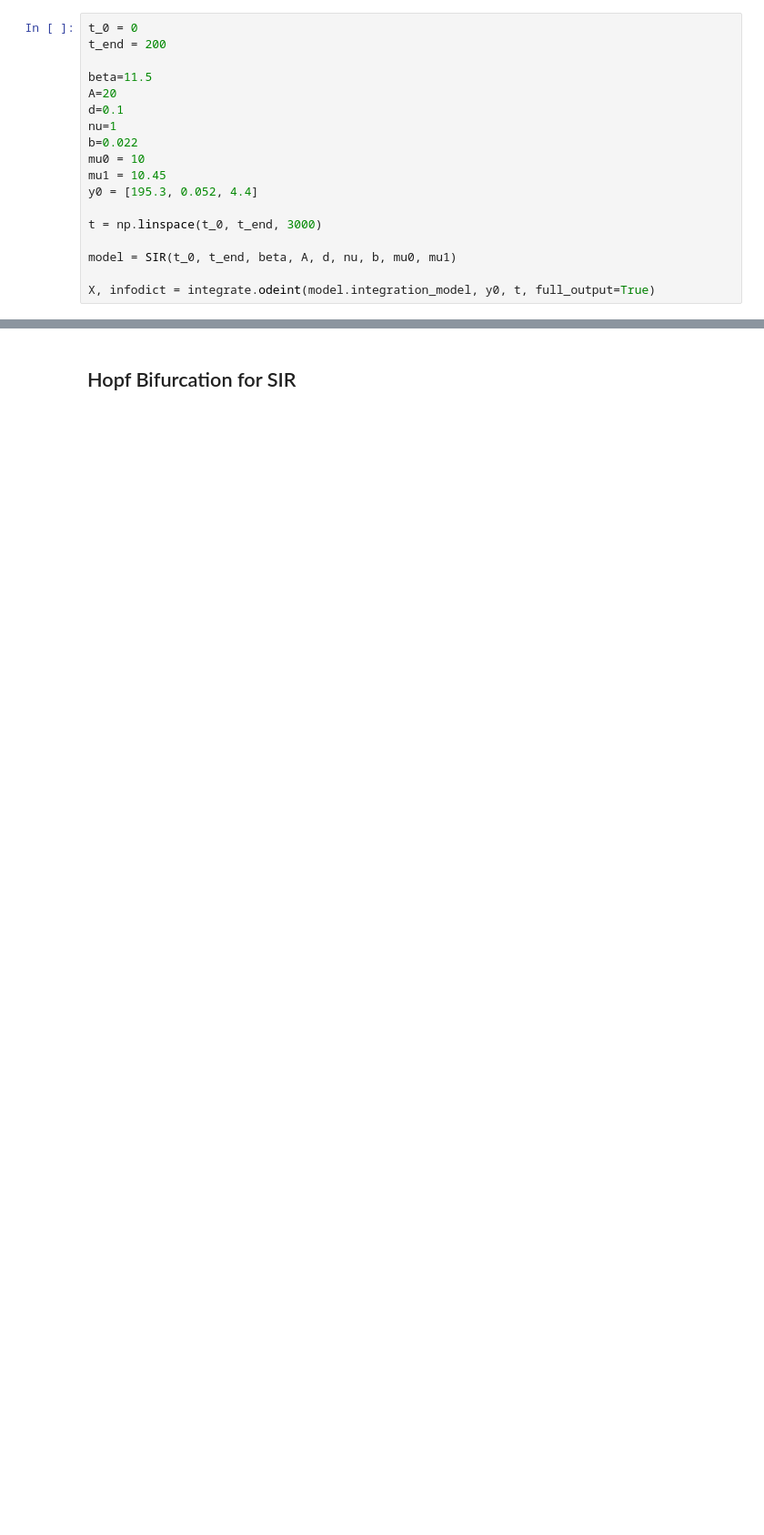
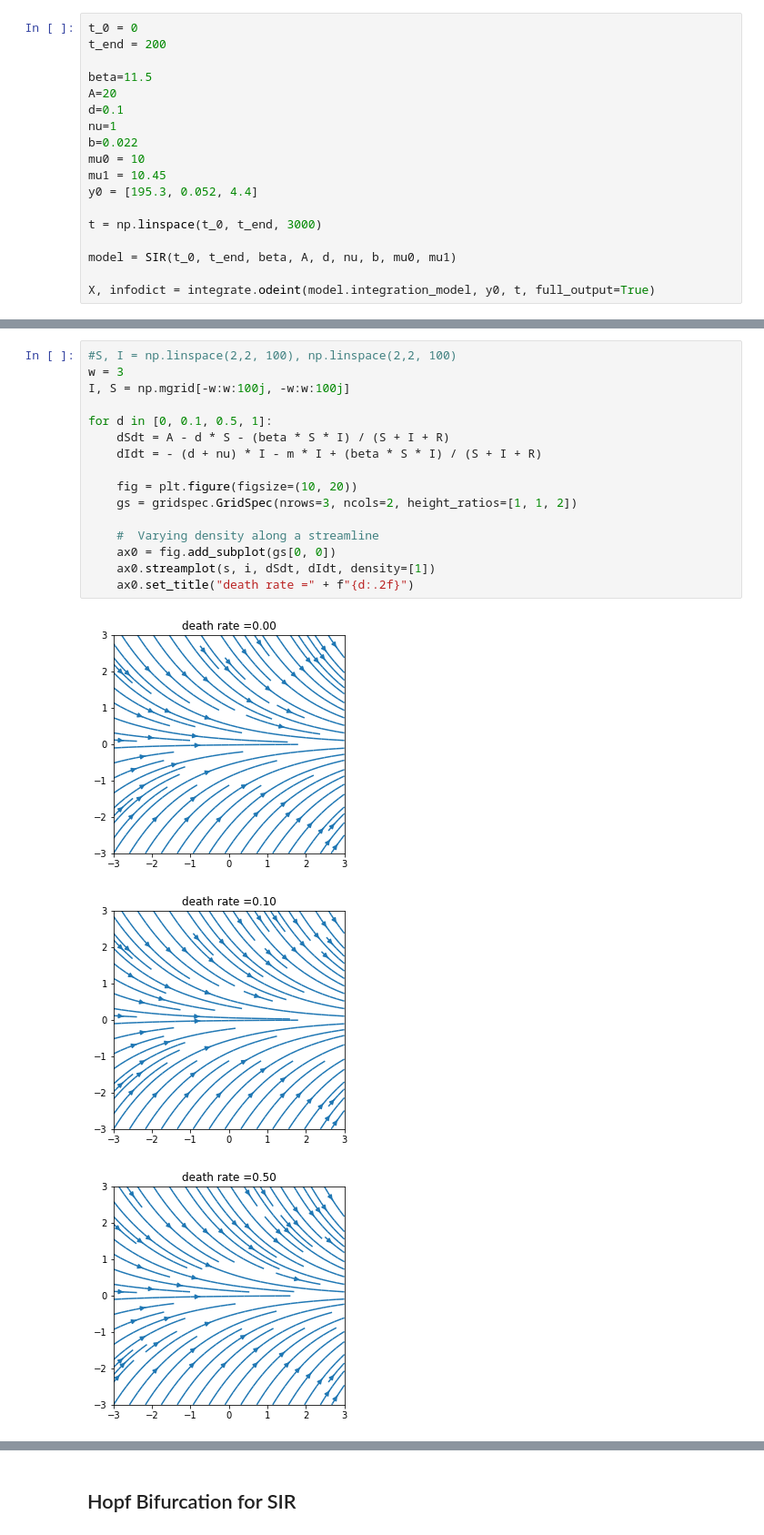
Before and after one commit to clarissanjani/MLCMS_Final-Project, a Jupyter notebook: hopf.ipynb, the cells around one changed output, grey strips where cells are left out. Shown at 91% size. Drawn from its saved outputs; the diff is of its cells as text; blank space fills up the shorter version.

```diff
--- a/hopf.ipynb
+++ b/hopf.ipynb
@@ -60,0 +55,20 @@ AttributeError: 'int' object has no attribute 'ndim'
+# %%
+#S, I = np.linspace(2,2, 100), np.linspace(2,2, 100)
+w = 3
+I, S = np.mgrid[-w:w:100j, -w:w:100j]
+
+for d in [0, 0.1, 0.5, 1]:
+    dSdt = A - d * S - (beta * S * I) / (S + I + R)
+    dIdt = - (d + nu) * I - m * I + (beta * S * I) / (S + I + R)
+
+    fig = plt.figure(figsize=(10, 20))
+    gs = gridspec.GridSpec(nrows=3, ncols=2, height_ratios=[1, 1, 2])
+
+    #  Varying density along a streamline
+    ax0 = fig.add_subplot(gs[0, 0])
+    ax0.streamplot(s, i, dSdt, dIdt, density=[1])
+    ax0.set_title("death rate =" + f"{d:.2f}")
+# %% [output]
+[figure, added]
+[figure, added]
+[figure, added]
```
Also changed, not shown: parts of 9 cells of this notebook.
